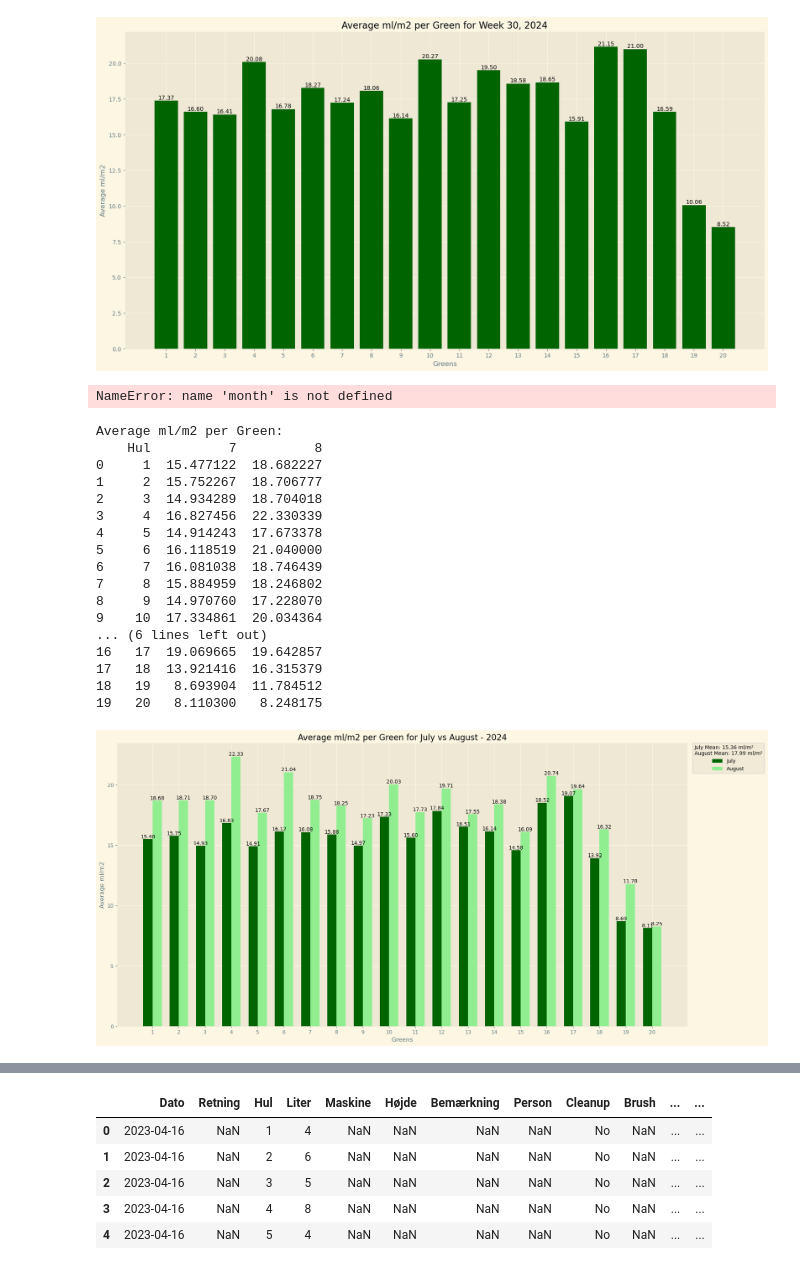
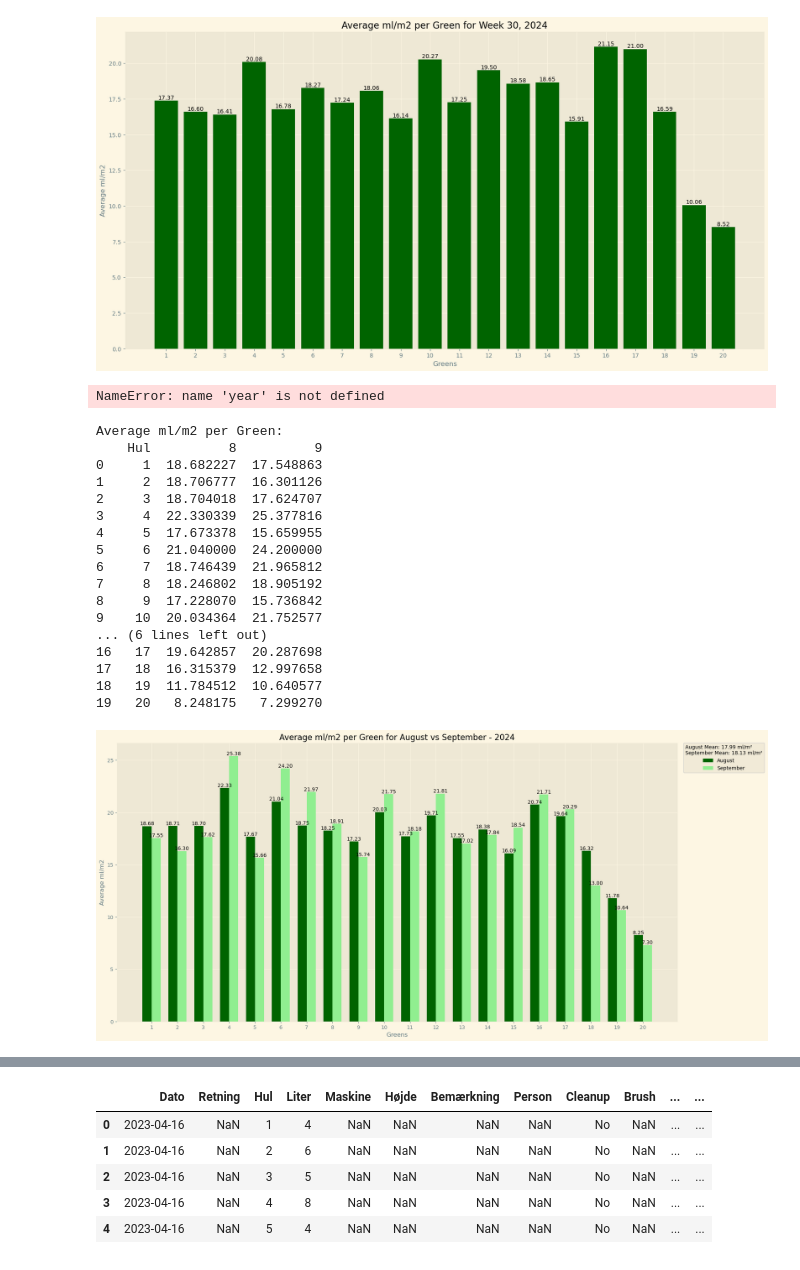
Before and after one commit to ABM-Analytics/monthrep, a Jupyter notebook: Monthrepport_RGK.ipynb, the cells around one changed output, grey strips where cells are left out. Cells and saved outputs as stored; diff of their text form; code cells hidden in the pictures.

```diff
--- a/Monthrepport_RGK.ipynb
+++ b/Monthrepport_RGK.ipynb
@@ -18,11 +18,13 @@ pd.options.mode.chained_assignment = None
 # %%
 ###Import af data
 
-dfklip = pd.read_csv('uge35klippelog.csv')
+dfklip = pd.read_csv('uge40klippelog.csv')
 
-dfpogo = pd.read_csv('uge35moist2.csv')
+dfpogo = pd.read_csv('uge40moist.csv')
 
-dfstimp = pd.read_csv('uge35stimp.csv')
+dfstimp = pd.read_csv('uge40stimp.csv')
+
+dfevents =pd.read_csv('uge40events.csv')
 
 print("Clipdata:")
 print (dfklip.describe())
@@ -260,7 +266,7 @@ plt.legend([f'Total liter sum:{total_week_liters:.2f}'], loc='upper right')
 
 plt.show()
 # %% [output]
-NameError: name 'month' is not defined
+NameError: name 'year' is not defined
 # %%
 import pandas as pd
 import matplotlib.pyplot as plt
@@ -272,8 +278,8 @@ green_sizes = {
 }
 
 # Filter data for two months
-month1 = 7  # Example for July
-month2 = 8  # Example for August
+month1 = 8  # Example for July
+month2 = 9  # Example for August
 year = 2024
 
 # Filter data by month and year
@@ -306,53 +312,53 @@ average_ml_per_m2 = all_huls.merge(average_ml_per_m2, on='Hul', how='left').fill
 average_ml_per_m2['Hul'] = average_ml_per_m2['Hul'].astype(int)
 average_ml_per_m2 = average_ml_per_m2.sort_values('Hul')
 
 # Print the result
 print("Average ml/m2 per Green:")
 print(average_ml_per_m2)
 
 # Plot the result as a bar plot with two bars per 'Hul' for each month
 fig, ax = plt.subplots(figsize=(20, 10))
 bar_width = 0.35
 index = average_ml_per_m2['Hul']
 
-bar1 = ax.bar(index - bar_width/2, average_ml_per_m2[month1], bar_width, label=f'July', color='darkgreen')
-bar2 = ax.bar(index + bar_width/2, average_ml_per_m2[month2], bar_width, label=f'August', color='lightgreen')
+bar1 = ax.bar(index - bar_width/2, average_ml_per_m2[month1], bar_width, label=f'August', color='darkgreen')
+bar2 = ax.bar(index + bar_width/2, average_ml_per_m2[month2], bar_width, label=f'September', color='lightgreen')
 
 ax.set_xlabel('Greens')
 ax.set_ylabel('Average ml/m2')
-ax.set_title(f'Average ml/m2 per Green for July vs August - {year}')
+ax.set_title(f'Average ml/m2 per Green for August vs September - {year}')
 ax.set_xticks(index)
 ax.set_xticklabels(average_ml_per_m2['Hul'])
 
 # Add labels on top of the bars
 for bar in bar1 + bar2:
     height = bar.get_height()
     ax.text(bar.get_x() + bar.get_width() / 2, height, f'{height:.2f}', ha='center', va='bottom', fontsize=10)
 
 # Update legend with mean values
-legend_title = (f'July Mean: {mean_ml_per_m2_month1:.2f} ml/m²\n'
-                f'August Mean: {mean_ml_per_m2_month2:.2f} ml/m²')
-ax.legend(title=legend_title, loc='upper right', bbox_to_anchor=(1.14, 1.01))
+legend_title = (f'August Mean: {mean_ml_per_m2_month1:.2f} ml/m²\n'
+                f'September Mean: {mean_ml_per_m2_month2:.2f} ml/m²')
+ax.legend(title=legend_title, loc='upper right', bbox_to_anchor=(1.16, 1.01))
 
 # Show the plot
 plt.show()
 # %% [output]
 Average ml/m2 per Green:
-    Hul          7          8
-0     1  15.477122  18.682227
-1     2  15.752267  18.706777
-2     3  14.934289  18.704018
-3     4  16.827456  22.330339
-4     5  14.914243  17.673378
-5     6  16.118519  21.040000
-6     7  16.081038  18.746439
-7     8  15.884959  18.246802
-8     9  14.970760  17.228070
-9    10  17.334861  20.034364
+    Hul          8          9
+0     1  18.682227  17.548863
+1     2  18.706777  16.301126
+2     3  18.704018  17.624707
+3     4  22.330339  25.377816
+4     5  17.673378  15.659955
+5     6  21.040000  24.200000
+6     7  18.746439  21.965812
+7     8  18.246802  18.905192
+8     9  17.228070  15.736842
+9    10  20.034364  21.752577
 ... (6 lines left out)
-16   17  19.069665  19.642857
-17   18  13.921416  16.315379
-18   19   8.693904  11.784512
-19   20   8.110300   8.248175
+16   17  19.642857  20.287698
+17   18  16.315379  12.997658
+18   19  11.784512  10.640577
+19   20   8.248175   7.299270
-[figure, old version]
+[figure, new version]
 # %%
```
Also changed, not shown: parts of 10 cells of this notebook.
